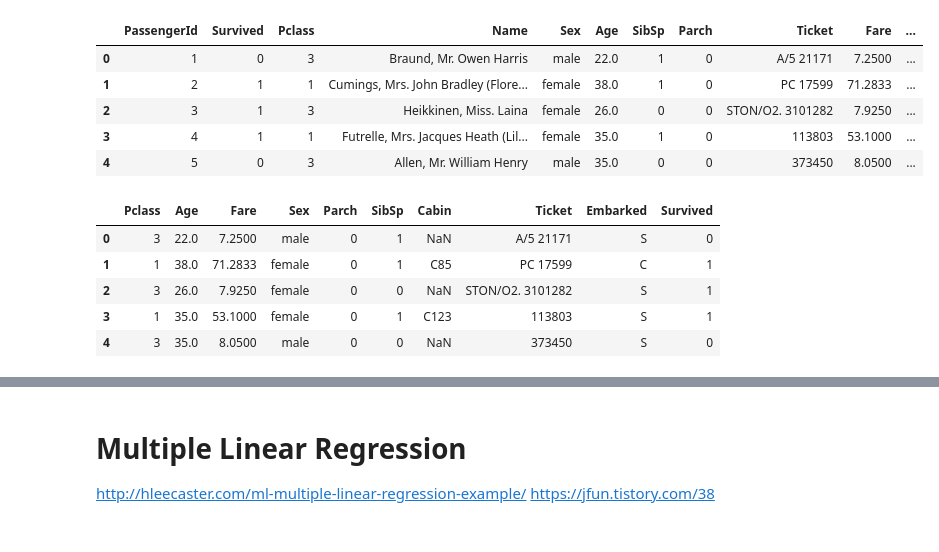
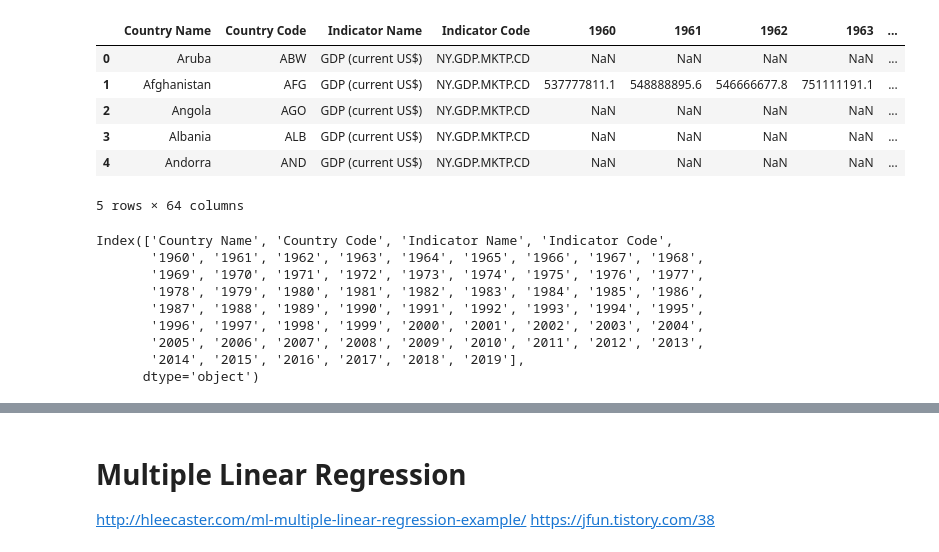
Before and after one commit to Juyeon-Lee-04/Data-Analysis-Study, a Jupyter notebook: Multiple Linear Regression.ipynb, the cells around one changed output, grey strips where cells are left out. Cells and saved outputs as stored; diff of their text form; code cells hidden in the pictures.

```diff
--- a/Multiple Linear Regression.ipynb
+++ b/Multiple Linear Regression.ipynb
@@ -10,19 +8,24 @@ titanic = pd.read_csv('C:/Users/Juyeon/Desktop/My folder/data analysis/titanic/t
+# %%
+gdp = pd.read_csv('./gdp/gdp_world.csv')
 # %%
-titanic.head()
+gdp.head()
 # %% [output]
-|  | PassengerId | Survived | Pclass | Name | Sex | Age | SibSp | Parch | Ticket | Fare | ... |
-| 0 | 1 | 0 | 3 | Braund, Mr. Owen Harris | male | 22.0 | 1 | 0 | A/5 21171 | 7.2500 | ... |
-| 1 | 2 | 1 | 1 | Cumings, Mrs. John Bradley (Flore... | female | 38.0 | 1 | 0 | PC 17599 | 71.2833 | ... |
-| 2 | 3 | 1 | 3 | Heikkinen, Miss. Laina | female | 26.0 | 0 | 0 | STON/O2. 3101282 | 7.9250 | ... |
-| 3 | 4 | 1 | 1 | Futrelle, Mrs. Jacques Heath (Lil... | female | 35.0 | 1 | 0 | 113803 | 53.1000 | ... |
-| 4 | 5 | 0 | 3 | Allen, Mr. William Henry | male | 35.0 | 0 | 0 | 373450 | 8.0500 | ... |
+|  | Country Name | Country Code | Indicator Name | Indicator Code | 1960 | 1961 | 1962 | 1963 | ... |
+| 0 | Aruba | ABW | GDP (current US$) | NY.GDP.MKTP.CD | NaN | NaN | NaN | NaN | ... |
+| 1 | Afghanistan | AFG | GDP (current US$) | NY.GDP.MKTP.CD | 537777811.1 | 548888895.6 | 546666677.8 | 751111191.1 | ... |
+| 2 | Angola | AGO | GDP (current US$) | NY.GDP.MKTP.CD | NaN | NaN | NaN | NaN | ... |
+| 3 | Albania | ALB | GDP (current US$) | NY.GDP.MKTP.CD | NaN | NaN | NaN | NaN | ... |
+| 4 | Andorra | AND | GDP (current US$) | NY.GDP.MKTP.CD | NaN | NaN | NaN | NaN | ... |
+5 rows × 64 columns
-# %%
-sdf = titanic[['Pclass','Age','Fare','Sex','Parch','SibSp','Cabin','Ticket','Embarked','Survived']]
-sdf.head()
-# %% [output]
-|  | Pclass | Age | Fare | Sex | Parch | SibSp | Cabin | Ticket | Embarked | Survived |
-| 0 | 3 | 22.0 | 7.2500 | male | 0 | 1 | NaN | A/5 21171 | S | 0 |
-| 1 | 1 | 38.0 | 71.2833 | female | 0 | 1 | C85 | PC 17599 | C | 1 |
-| 2 | 3 | 26.0 | 7.9250 | female | 0 | 0 | NaN | STON/O2. 3101282 | S | 1 |
-| 3 | 1 | 35.0 | 53.1000 | female | 0 | 1 | C123 | 113803 | S | 1 |
-| 4 | 3 | 35.0 | 8.0500 | male | 0 | 0 | NaN | 373450 | S | 0 |
+# %%
+gdp.columns
+# %% [output]
+Index(['Country Name', 'Country Code', 'Indicator Name', 'Indicator Code',
+       '1960', '1961', '1962', '1963', '1964', '1965', '1966', '1967', '1968',
+       '1969', '1970', '1971', '1972', '1973', '1974', '1975', '1976', '1977',
+       '1978', '1979', '1980', '1981', '1982', '1983', '1984', '1985', '1986',
+       '1987', '1988', '1989', '1990', '1991', '1992', '1993', '1994', '1995',
+       '1996', '1997', '1998', '1999', '2000', '2001', '2002', '2003', '2004',
+       '2005', '2006', '2007', '2008', '2009', '2010', '2011', '2012', '2013',
+       '2014', '2015', '2016', '2017', '2018', '2019'],
+      dtype='object')
```
Also changed, not shown: parts of 74 cells of this notebook.
